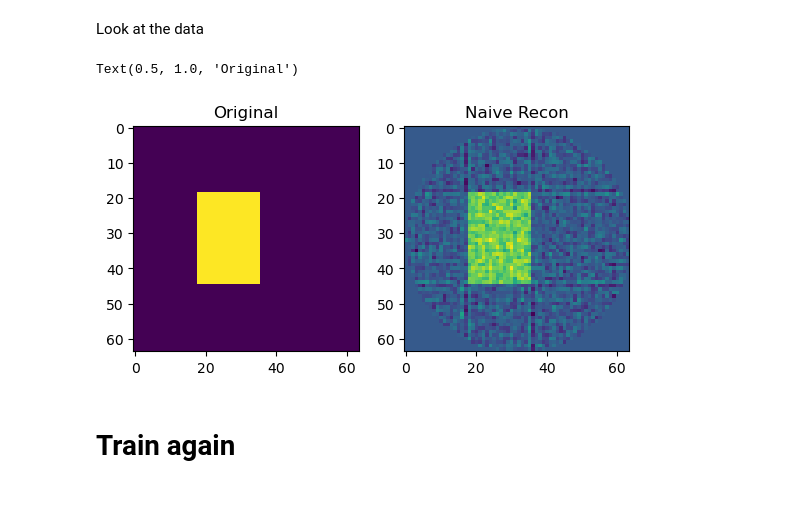
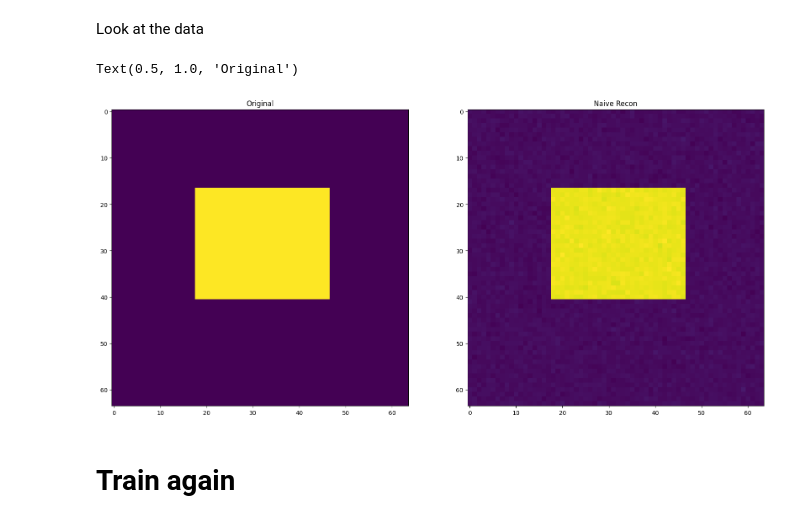
Before and after one commit to TimRoith/IncubatorSchool, a Jupyter notebook: Tutorial_03.ipynb, the cells around one changed output. Drawn from its saved outputs; the diff is of its cells as text; code cells hidden in the pictures.

```diff
--- a/Tutorial_03.ipynb
+++ b/Tutorial_03.ipynb
@@ -16,0 +74,8 @@ Let's get the model
+# %%
+x_recon, x = get_data(5, 'random', 0.00)
+
+fig, ax = plt.subplots(1,2, figsize = (10,8))
+ax[1].imshow(x_recon[0,0,...])
+ax[1].set_title('Naive Recon')
+ax[0].imshow(x.detach()[0,0,...])
+ax[0].set_title('Original')
@@ -17,8 +97,11 @@ Let's get the model
 # %%
 from models import UNet
 model = UNet()
-best_model = UNet()
-best_loss = float('inf')
+
+model_parameters = filter(lambda p: p.requires_grad, model.parameters())
+num_params = sum([np.prod(p.size()) for p in model_parameters])
+
+print('Loaded the model with ' +str(
 # %%
 import numpy as np
 import torch
@@ -42,16 +116,3 @@ def noise(x):
-# %%
-def get_data(batch_size, train_shape):
-    x_recon = np.zeros((batch_size, 1, img_size, img_size))
-    x = np.zeros((batch_size, 1, img_size, img_size))
-
-    # set real images and inputs
-    for i in range(batch_size):
-        x[i,0,...] = S.get_shape(train_shape)
-        sinogram =  R(x[i,0,...])
-        sinogram += noise(sinogram)
-        x_recon[i, 0, ...] = R.inverse(sinogram)
-
-    return x_recon, torch.Tensor(x)
 # %%
 def train_step(get_data, batch_size=5, train_shape='rectangle'):
     opt.zero_grad()
@@ -151,7 +212,8 @@ min_angle = 0
 max_angle = 180
 theta = np.linspace(min_angle, max_angle, endpoint = False, num=num_thetas)
 R = Radon(theta=theta)
-noise_lvl = 0.02
+
+noise_lvl = 0.01
 def noise(x):
     return np.random.normal(0, noise_lvl, size=x.shape)
 
@@ -162,24 +224,21 @@ def get_data(batch_size, train_shape):
     # set real images and inputs
     for i in range(batch_size):
         x[i,0,...] = S.get_shape(train_shape)
-        sinogram =  R(x[i,0,...])
-        sinogram += noise(sinogram)
-        x_recon[i, 0, ...] = R.inverse(sinogram)
-
+        x_recon[i, 0, ...] = x[i,0,...] + noise(x[i,0,...])
     return x_recon, torch.Tensor(x)
 # %% [markdown]
 Look at the data
 # %%
 x_recon, x = get_data(5, 'rectangle')
 
-fig, ax = plt.subplots(1,2)
+fig, ax = plt.subplots(1,2, figsize = (20,15))
 ax[1].imshow(x_recon[0,0,...])
 ax[1].set_title('Naive Recon')
 ax[0].imshow(x.detach()[0,0,...])
 ax[0].set_title('Original')
 # %% [output]
 Text(0.5, 1.0, 'Original')
-[figure, old version]
+[figure, new version]
 # %% [markdown]
 # Train again
 # %%
```
Also changed, not shown: parts of 13 cells of this notebook, 4 other files.
